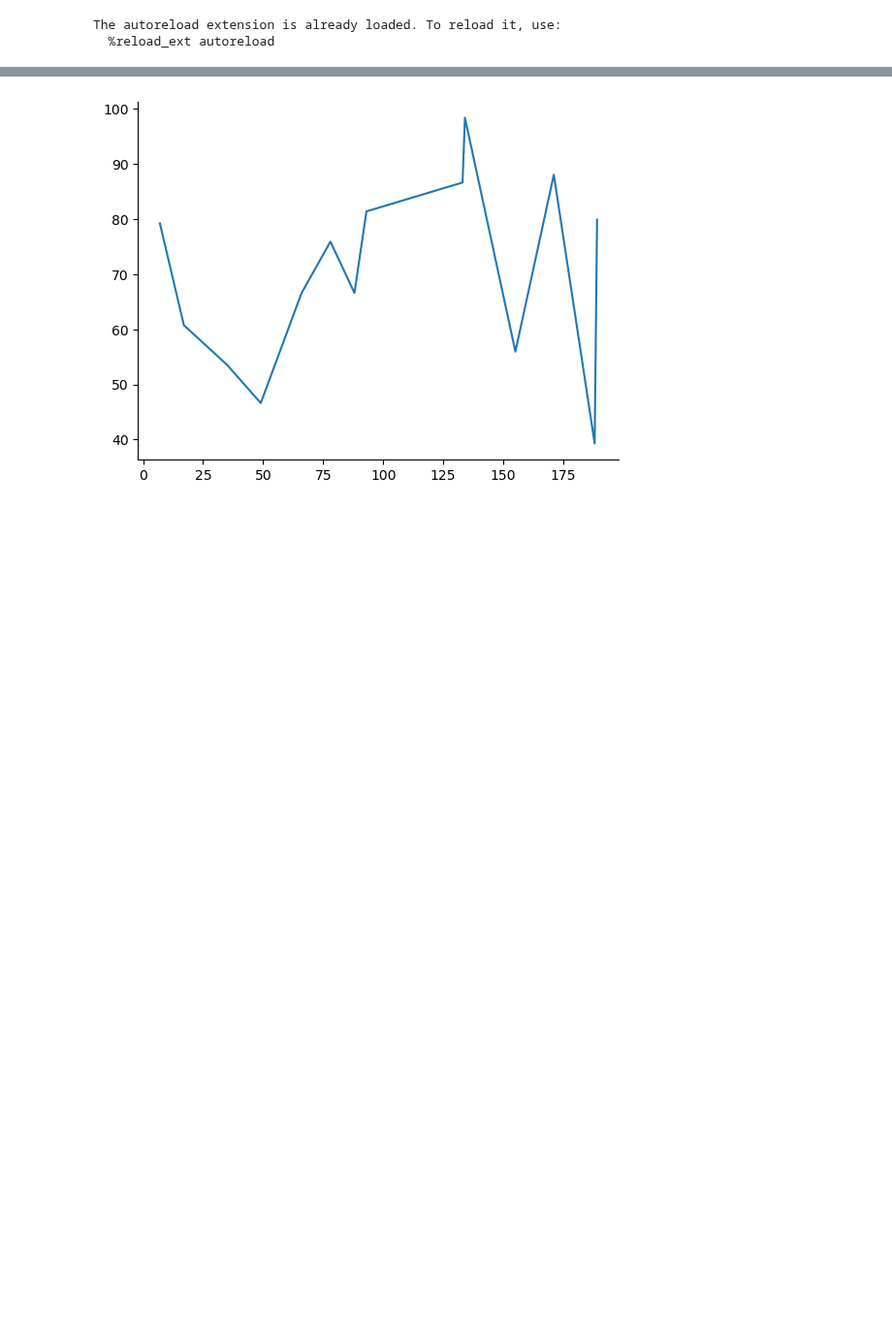
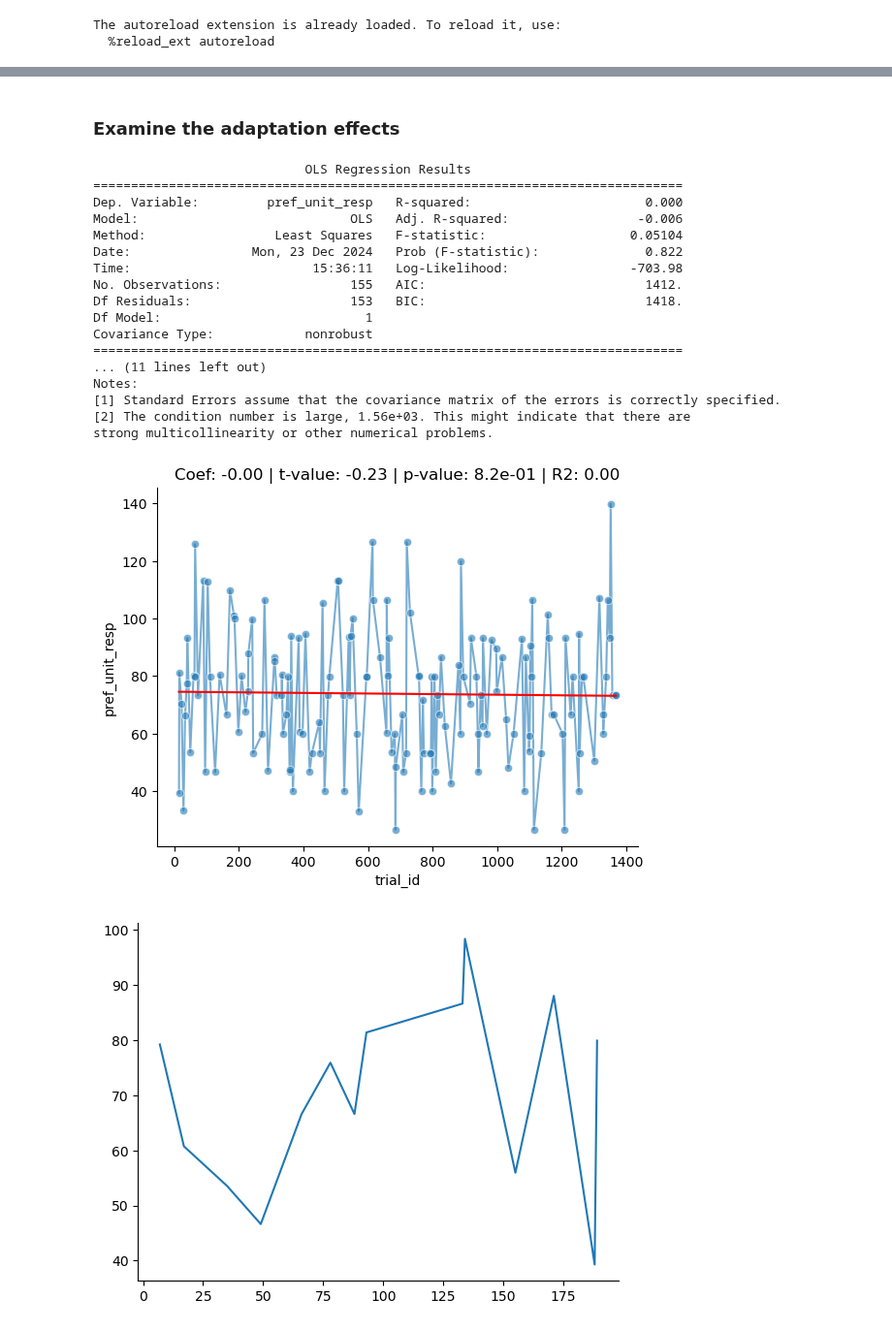
Before and after one commit to Animadversio/Neuro-ActMax-GAN-comparison, a Jupyter notebook: notebooks/BigGAN_Hessian_fillin_missing_value.ipynb, the cells around one changed output, grey strips where cells are left out. Shown at 97% size. Saved outputs shown, nothing was run; the diff lists cells and outputs as text; code cells hidden in the pictures; blank space fills up the shorter version.

Commit message:
Hessian tuning add missing values

```diff
--- a/notebooks/BigGAN_Hessian_fillin_missing_value.ipynb
+++ b/notebooks/BigGAN_Hessian_fillin_missing_value.ipynb
@@ -173,3 +173,40 @@ Processing: row 11 Diablito-12122024-006 Diablito 5.0
+# %% [markdown]
+### Examine the adaptation effects
+# %%
+# examine the adaptation effect by linear model of resp vs trial_id as regression variable
+sgtr_resp_df = pd.read_csv(join(figdir, f"single_trial_pref_unit_resp.csv"))
+sns.lineplot(data=sgtr_resp_df.query(f"lin_dist == 0.0"), x="trial_id", y="pref_unit_resp", marker="o", alpha=0.6)
+model = ols('pref_unit_resp ~ trial_id', data=sgtr_resp_df.query(f"lin_dist == 0.0")).fit()
+print(model.summary())
+# draw the model fit
+sns.lineplot(x=sgtr_resp_df.query(f"lin_dist == 0.0")["trial_id"], y=model.fittedvalues, color="red")
+
+# add a title to display the regression coef for trial_id and the tvalue and pvalue. R2
+coef = model.params['trial_id']
+tvalue = model.tvalues['trial_id']
+pvalue = model.pvalues['trial_id']
+r2 = model.rsquared
+plt.title(f"Coef: {coef:.2f} | t-value: {tvalue:.2f} | p-value: {pvalue:.1e} | R2: {r2:.2f}")
+plt.show()
+# %% [output]
+                            OLS Regression Results
+==============================================================================
+Dep. Variable:         pref_unit_resp   R-squared:                       0.000
+Model:                            OLS   Adj. R-squared:                 -0.006
+Method:                 Least Squares   F-statistic:                   0.05104
+Date:                Mon, 23 Dec 2024   Prob (F-statistic):              0.822
+Time:                        15:36:11   Log-Likelihood:                -703.98
+No. Observations:                 155   AIC:                             1412.
+Df Residuals:                     153   BIC:                             1418.
+Df Model:                           1
+Covariance Type:            nonrobust
+==============================================================================
+... (11 lines left out)
+Notes:
+[1] Standard Errors assume that the covariance matrix of the errors is correctly specified.
+[2] The condition number is large, 1.56e+03. This might indicate that there are
+strong multicollinearity or other numerical problems.
+[figure, added]
 # %%
 plt.plot(sgtr_resp_df.query(f"lin_dist == 0.0")["pref_unit_resp"])
 plt.show()
```
Also changed, not shown: parts of 1 cell of this notebook.
